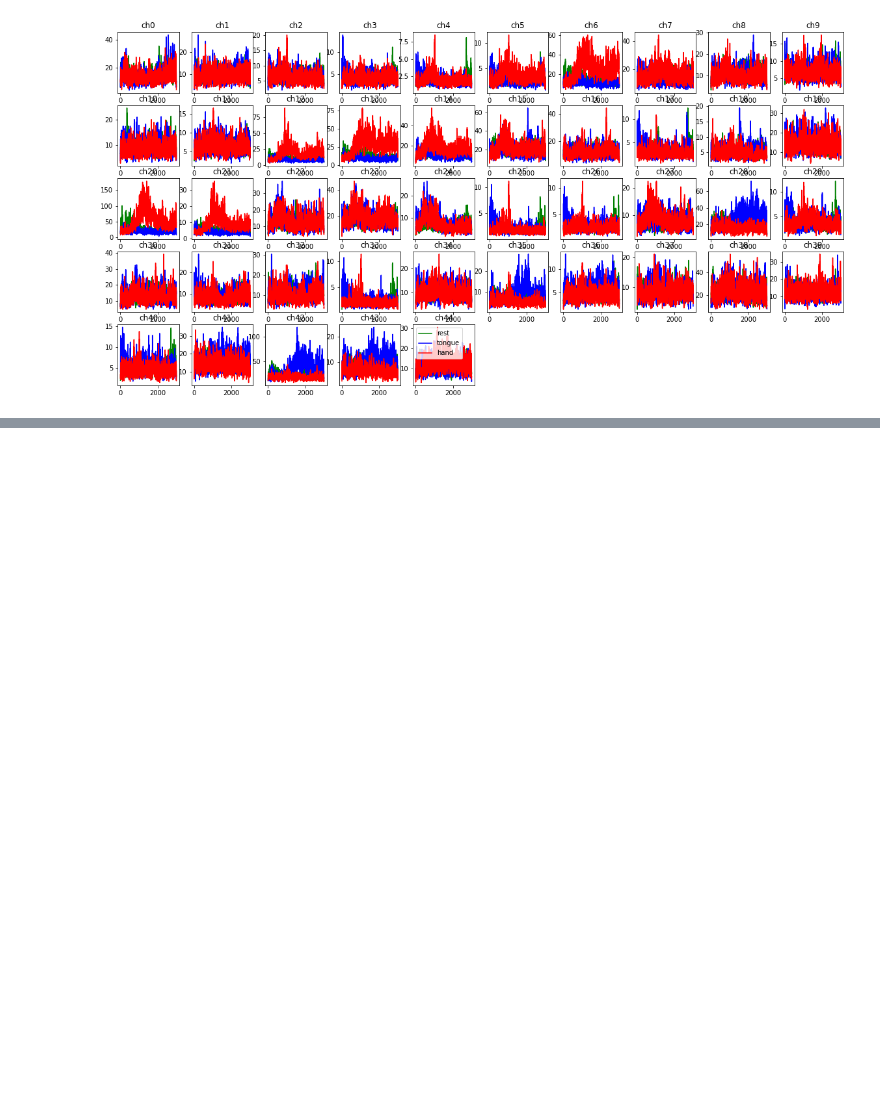
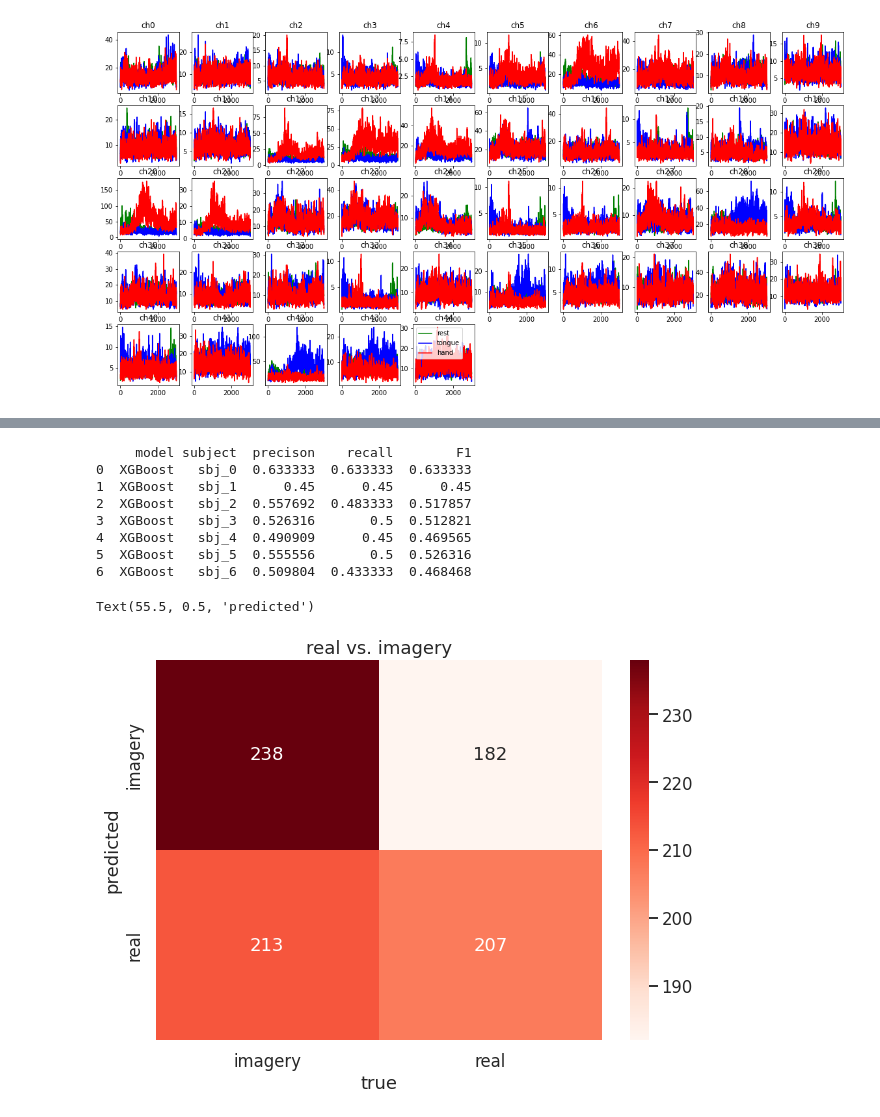
Before and after one commit to xanderladd/nma_motor_imagery, a Jupyter notebook: minma/notebooks/eda.ipynb, the cells around one changed output, grey strips where cells are left out. Saved outputs shown, nothing was run; the diff lists cells and outputs as text; code cells hidden in the pictures; blank space fills up the shorter version.

```diff
--- a/minma/notebooks/eda.ipynb
+++ b/minma/notebooks/eda.ipynb
@@ -528,0 +576,16 @@ Setting up band-pass filter from 70 - 1.2e+02 Hz
+# %%
+%autoreload 2
+
+from glm import create_Xy, decode
+
+from decoder_model import postprocess_classif_metrics
+
+score_dict = {}
+for sub in range(0,7):
+    X, y = create_Xy(sub, ['real', 'imagery'], only_sessions=False, only_motor=True)
+    y_pred, y, lbl_corr = decode(X, y, XGB=True)
+    score_dict['sbj_'+str(sub)] = {'y': y, 'y_pred': y_pred}
+
+postprocess_classif_metrics(score_dict, 'XGBoost', lbl_corr, title='hand vs. tongue')
+plt.xlabel('true')
+plt.ylabel('predicted')
@@ -528,0 +600,27 @@ Setting up band-pass filter from 70 - 1.2e+02 Hz
+# %%
+%autoreload 2
+
+from glm import create_Xy, decode
+
+from decoder_model import postprocess_classif_metrics
+
+score_dict = {}
+for sub in range(0,7):
+    X, y = create_Xy(sub, ['real', 'imagery'], only_sessions=True, only_motor=False)
+    y_pred, y, lbl_corr = decode(X, y, XGB=True)
+    score_dict['sbj_'+str(sub)] = {'y': y, 'y_pred': y_pred}
+
+postprocess_classif_metrics(score_dict, 'XGBoost', lbl_corr, title='real vs. imagery')
+plt.xlabel('true')
+plt.ylabel('predicted')
+# %% [output]
+     model subject  precison    recall        F1
+0  XGBoost   sbj_0  0.633333  0.633333  0.633333
+1  XGBoost   sbj_1      0.45      0.45      0.45
+2  XGBoost   sbj_2  0.557692  0.483333  0.517857
+3  XGBoost   sbj_3  0.526316       0.5  0.512821
+4  XGBoost   sbj_4  0.490909      0.45  0.469565
+5  XGBoost   sbj_5  0.555556       0.5  0.526316
+6  XGBoost   sbj_6  0.509804  0.433333  0.468468
+Text(55.5, 0.5, 'predicted')
+[figure, added]
```
Also changed, not shown: parts of 11 cells of this notebook, 2 other files.
